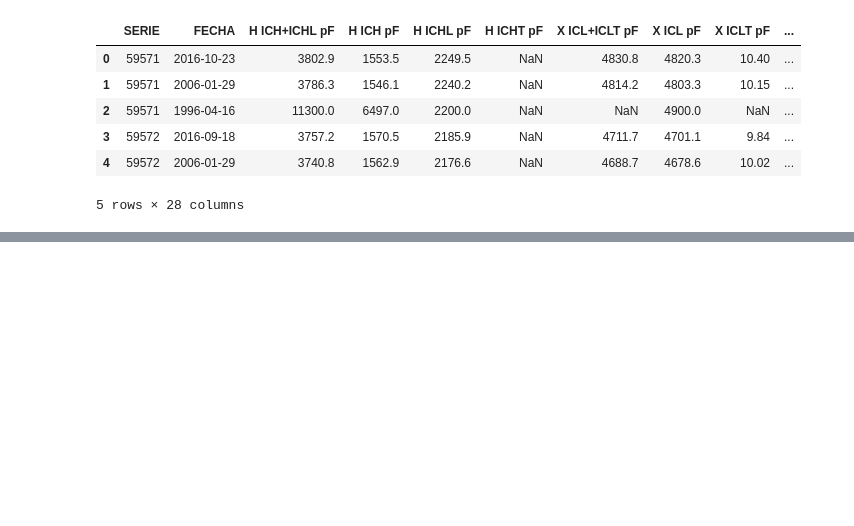
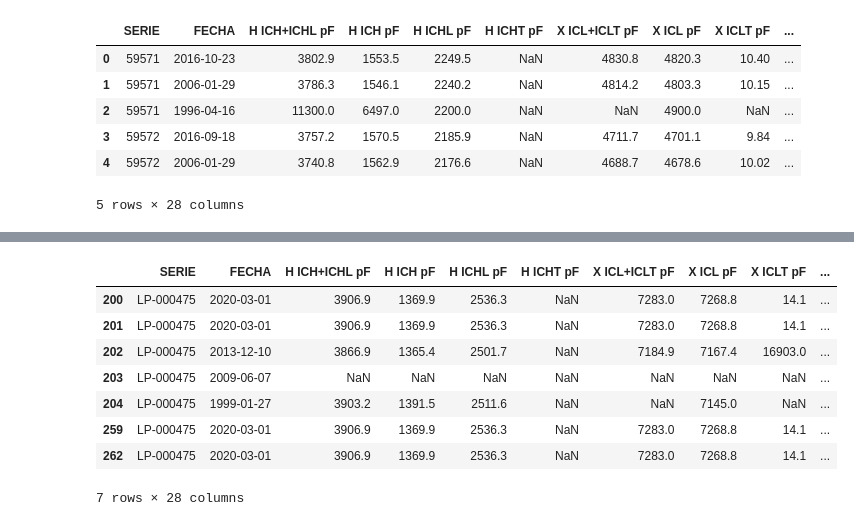
Before and after one commit to ronaldquispeO/Transformadores_R-D, a Jupyter notebook: notebooks/AIScd.ipynb, the cells around one changed output, grey strips where cells are left out. Saved outputs shown, nothing was run; the diff lists cells and outputs as text; code cells hidden in the pictures; blank space fills up the shorter version.

```diff
--- a/notebooks/AIScd.ipynb
+++ b/notebooks/AIScd.ipynb
@@ -186,0 +187,12 @@ print(get_df_detalles_ext_CD().tail(), "\n")
+# %%
+df_cd[df_cd['SERIE'] =='LP-000475']
+# %% [output]
+|  | SERIE | FECHA | H ICH+ICHL pF | H ICH pF | H ICHL pF | H ICHT pF | X ICL+ICLT pF | X ICL pF | X ICLT pF | ... |
+| 200 | LP-000475 | 2020-03-01 | 3906.9 | 1369.9 | 2536.3 | NaN | 7283.0 | 7268.8 | 14.1 | ... |
+| 201 | LP-000475 | 2020-03-01 | 3906.9 | 1369.9 | 2536.3 | NaN | 7283.0 | 7268.8 | 14.1 | ... |
+| 202 | LP-000475 | 2013-12-10 | 3866.9 | 1365.4 | 2501.7 | NaN | 7184.9 | 7167.4 | 16903.0 | ... |
+| 203 | LP-000475 | 2009-06-07 | NaN | NaN | NaN | NaN | NaN | NaN | NaN | ... |
+| 204 | LP-000475 | 1999-01-27 | 3903.2 | 1391.5 | 2511.6 | NaN | NaN | 7145.0 | NaN | ... |
+| 259 | LP-000475 | 2020-03-01 | 3906.9 | 1369.9 | 2536.3 | NaN | 7283.0 | 7268.8 | 14.1 | ... |
+| 262 | LP-000475 | 2020-03-01 | 3906.9 | 1369.9 | 2536.3 | NaN | 7283.0 | 7268.8 | 14.1 | ... |
+7 rows × 28 columns
```
Also changed, not shown: parts of 1 cell of this notebook, 29 other files.
